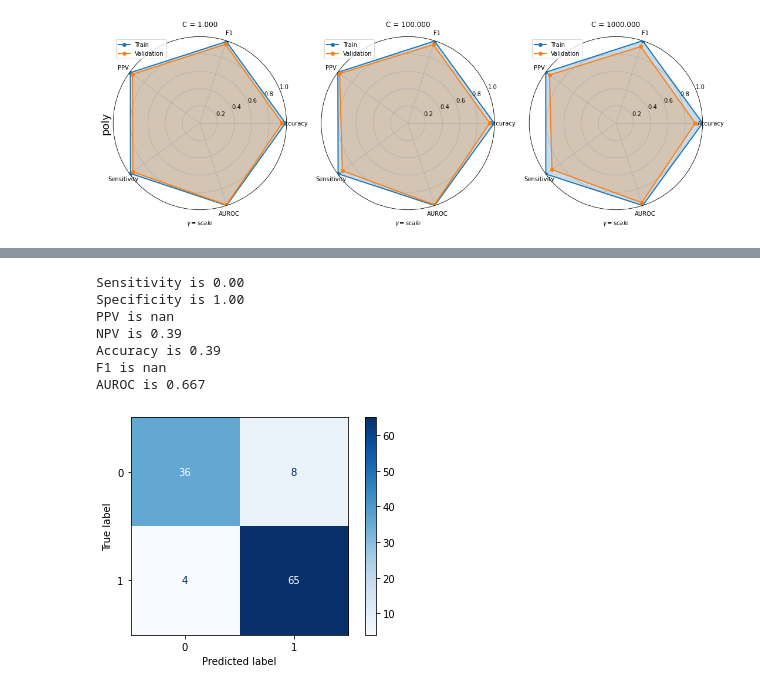
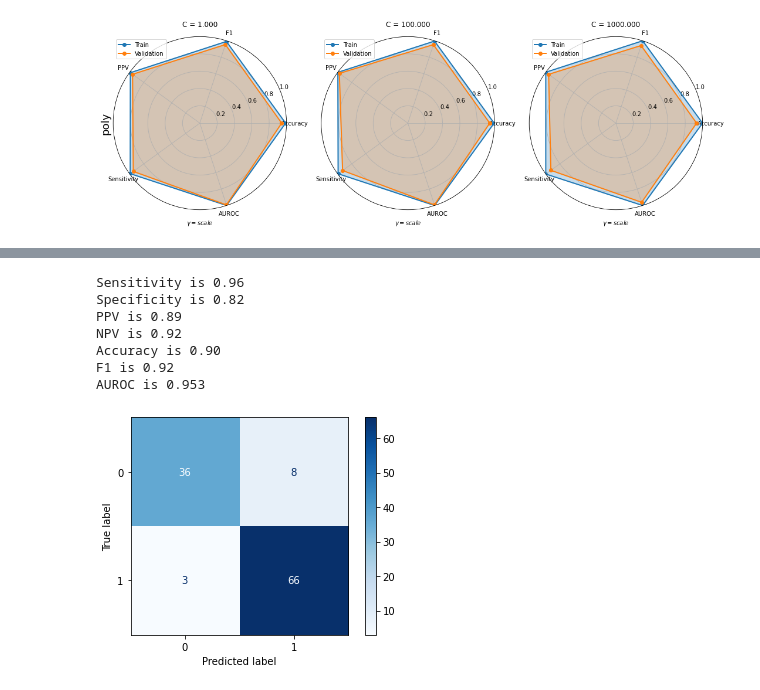
Before and after one commit to mlh-master/hw2_mlh-taima-leen, a Jupyter notebook: HW2_Solution.ipynb, the cells around one changed output, grey strips where cells are left out. Saved outputs shown, nothing was run; the diff lists cells and outputs as text; code cells hidden in the pictures.

```diff
--- a/HW2_Solution.ipynb
+++ b/HW2_Solution.ipynb
@@ -362,10 +385,10 @@ plt.legend(['J_train (n = ' + str(x_train_fold.shape[0]) + ')', 'J_val (n = ' +
 # %%
 #As can be seen in the graph C with the most suitable value is C=1, then
-# log_reg = LogisticRegression(random_state=5, penalty='l2', C = C, max_iter=2000,solver='lbfgs')
+log_reg = LogisticRegression(random_state=5, penalty='l2', C = 1, max_iter=2000,solver='lbfgs')
 # LOSS=J_train[0,0]
-log_reg = LogisticRegression(random_state=3)
+# log_reg = LogisticRegression(random_state=10)
+scaler=StandardScaler()
 X_train_scaled = scaler.fit_transform(X_train)
 X_test_scaled = scaler.transform(X_test)
-log_reg=LogisticRegression(random_state=10)
 log_reg.fit(X_train_scaled, y_train)
 # %% [output]
@@ -466,7 +478,7 @@ def Evaluation_metrics(x_train,x_test,model,method):
     print(f'Accuracy is {Acc:.2f}')
     print(f'F1 is {F1:.2f}')
 #     print(f'LOSS is {LOSS:.2f}')
-    plot_confusion_matrix(svm_lin, x_test, y_test, cmap=plt.cm.Blues)
+    plot_confusion_matrix(model, x_test, y_test, cmap=plt.cm.Blues)
     plt.grid(False)
     #------------------------------------------------------------------------------------------
     print('AUROC is {:.3f}'.format(roc_auc_score(y_test, y_pred_proba_test[:,1])))
@@ -485,16 +497,16 @@ AUROC is 0.954
 [figure]
 # %%
 #Linear 2
-Evaluation_metrics(X_train,X_test,log_reg,'log_reg')
+Evaluation_metrics(X_train_scaled,X_test_scaled,log_reg,'log_reg')
 # %% [output]
-Sensitivity is 0.00
-Specificity is 1.00
-PPV is nan
-NPV is 0.39
-Accuracy is 0.39
-F1 is nan
-AUROC is 0.667
+Sensitivity is 0.96
+Specificity is 0.82
+PPV is 0.89
+NPV is 0.92
+Accuracy is 0.90
+F1 is 0.92
+AUROC is 0.953
-[figure, old version]
+[figure, new version]
 # %%
 #Non-linear
 Evaluation_metrics(X_train,X_test,best_svm_nonlin,'SVM')
```
Also changed, not shown: parts of 33 cells of this notebook.
